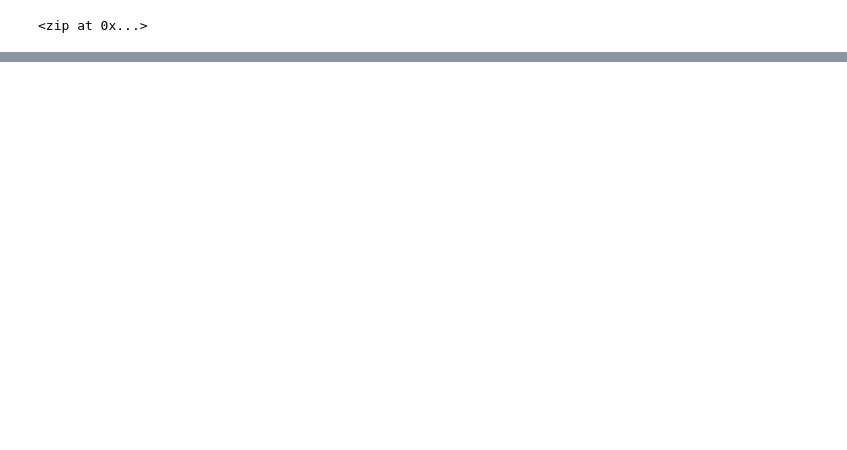
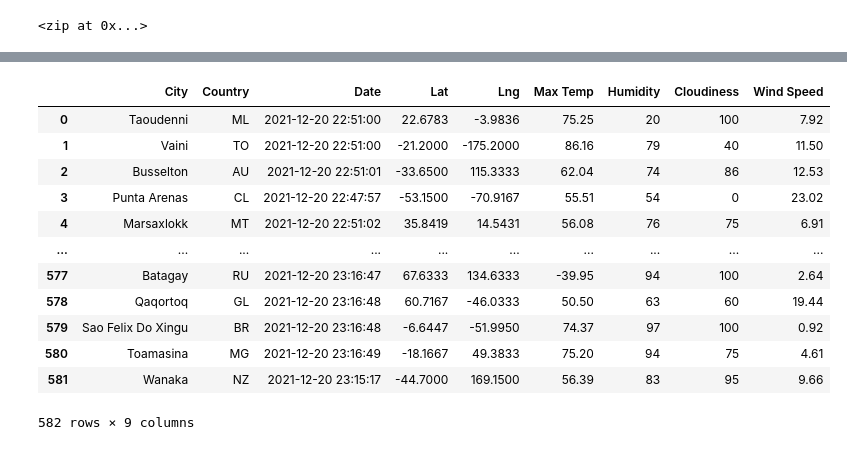
Before and after one commit to wonhee3472/World_Weather_Analysis, a Jupyter notebook: WeatherPy.ipynb, the cells around one changed output, grey strips where cells are left out. Saved outputs shown, nothing was run; the diff lists cells and outputs as text; code cells hidden in the pictures; blank space fills up the shorter version.

```diff
--- a/WeatherPy.ipynb
+++ b/WeatherPy.ipynb
@@ -1,3 +1,12 @@
+# %%
+# Import the requests library
+import requests
+
+# Import the API key
+from config import weather_api_key
+
+# Starting URL for Weather Map API Call.
+url = "http://api.openweathermap.org/data/2.5/weather?units=Imperial&APPID=" + weather_api_key
 # %%
 # Import the dependencies
 import pandas as pd
@@ -32,0 +125,4 @@ len(cities)
+# %%
+# Convert the array of dictionaries to a Pandas DataFrame
+city_data_df = pd.DataFrame(city_data)
+city_data_df.head(5)
@@ -32,0 +136,17 @@ len(cities)
+# %%
+new_column_order = ["City", "Country", "Date", "Lat", "Lng", "Max Temp", "Humidity", "Cloudiness", "Wind Speed"]
+city_data_df[new_column_order]
+# %% [output]
+|  | City | Country | Date | Lat | Lng | Max Temp | Humidity | Cloudiness | Wind Speed |
+| 0 | Taoudenni | ML | 2021-12-20 22:51:00 | 22.6783 | -3.9836 | 75.25 | 20 | 100 | 7.92 |
+| 1 | Vaini | TO | 2021-12-20 22:51:00 | -21.2000 | -175.2000 | 86.16 | 79 | 40 | 11.50 |
+| 2 | Busselton | AU | 2021-12-20 22:51:01 | -33.6500 | 115.3333 | 62.04 | 74 | 86 | 12.53 |
+| 3 | Punta Arenas | CL | 2021-12-20 22:47:57 | -53.1500 | -70.9167 | 55.51 | 54 | 0 | 23.02 |
+| 4 | Marsaxlokk | MT | 2021-12-20 22:51:02 | 35.8419 | 14.5431 | 56.08 | 76 | 75 | 6.91 |
+| ... | ... | ... | ... | ... | ... | ... | ... | ... | ... |
+| 577 | Batagay | RU | 2021-12-20 23:16:47 | 67.6333 | 134.6333 | -39.95 | 94 | 100 | 2.64 |
+| 578 | Qaqortoq | GL | 2021-12-20 23:16:48 | 60.7167 | -46.0333 | 50.50 | 63 | 60 | 19.44 |
+| 579 | Sao Felix Do Xingu | BR | 2021-12-20 23:16:48 | -6.6447 | -51.9950 | 74.37 | 97 | 100 | 0.92 |
+| 580 | Toamasina | MG | 2021-12-20 23:16:49 | -18.1667 | 49.3833 | 75.20 | 94 | 75 | 4.61 |
+| 581 | Wanaka | NZ | 2021-12-20 23:15:17 | -44.7000 | 169.1500 | 56.39 | 83 | 95 | 9.66 |
+582 rows × 9 columns
```
Also changed, not shown: parts of 5 cells of this notebook, 2 other files.
